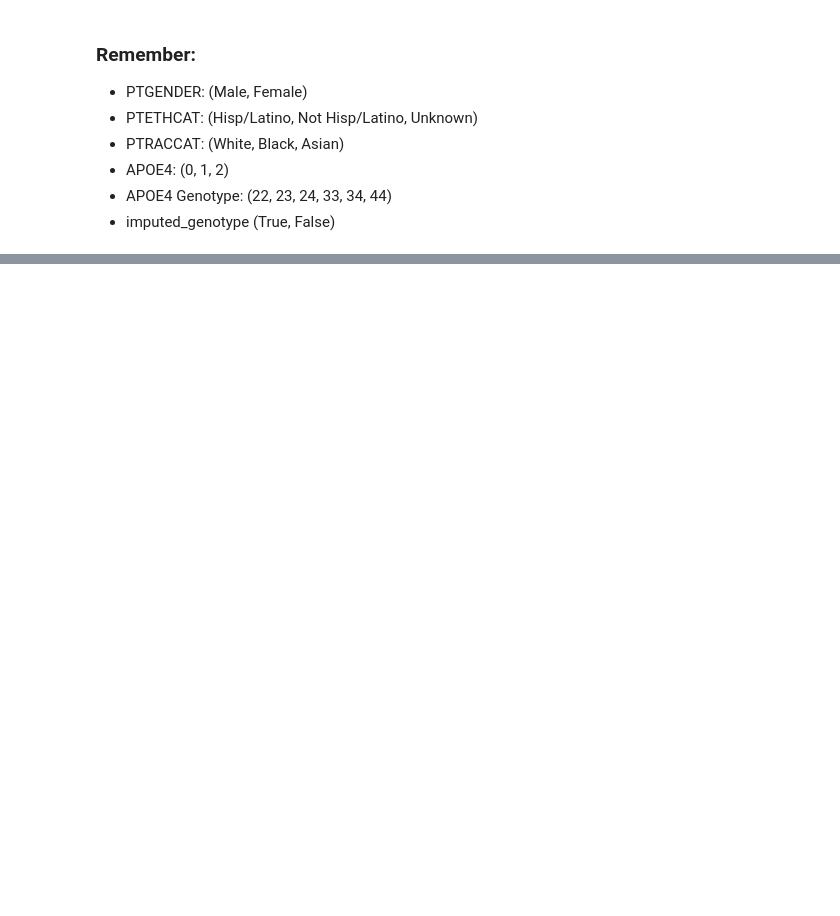
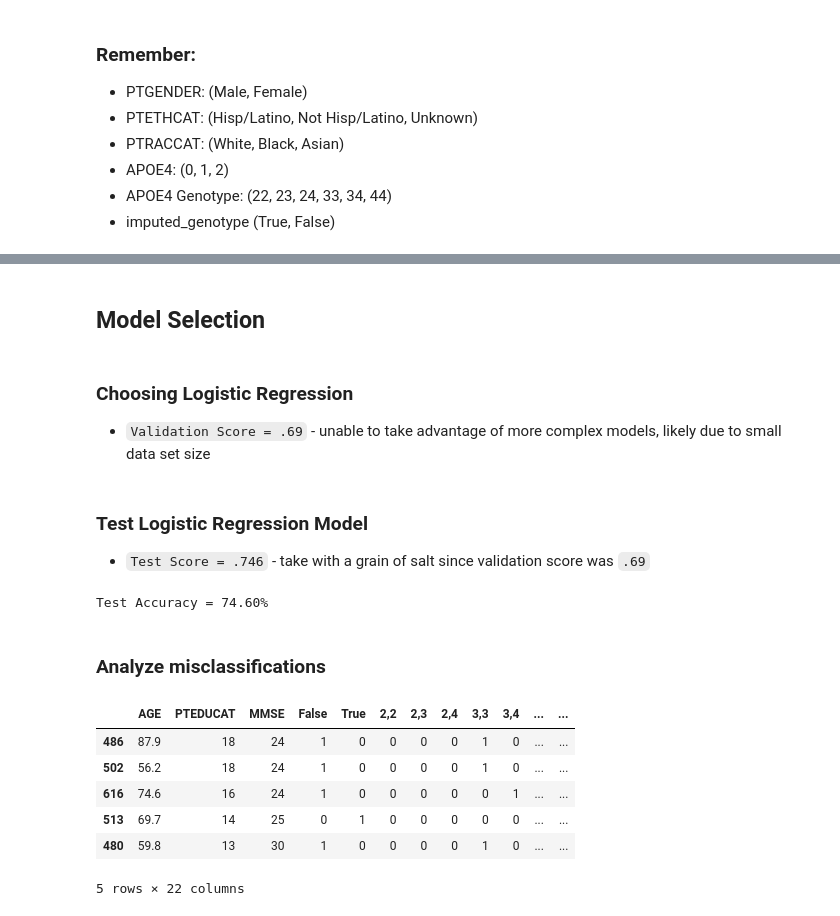
Before and after one commit to grantgasser/Alzheimers-Prediction, a Jupyter notebook: Multi-Class Classification ADNI.ipynb, the cells around one changed output, grey strips where cells are left out. Saved outputs shown, nothing was run; the diff lists cells and outputs as text; code cells hidden in the pictures; blank space fills up the shorter version.

```diff
--- a/Multi-Class Classification ADNI.ipynb
+++ b/Multi-Class Classification ADNI.ipynb
@@ -245,7 +247,7 @@ def normalize(X):
 # %%
 from sklearn.model_selection import train_test_split
 
-X_train, X_test, y_train, y_test = train_test_split(X, Y, test_size=.25)
+X_train, X_test, y_train, y_test = train_test_split(X, Y, test_size=.2)
 
 print('X_train:', X_train.shape, '\ty_train:', y_train.shape)
 print('X_test:', X_test.shape, '\ty_test:', y_test.shape)
@@ -332,0 +328,35 @@ misclassified.head()
+# %% [markdown]
+## Model Selection
+# %% [markdown]
+### Choosing Logistic Regression
+* `Validation Score = .69` - unable to take advantage of more complex models, likely due to small data set size
+# %% [markdown]
+### Test Logistic Regression Model
+* `Test Score = .746` - take with a grain of salt since validation score was `.69`
+# %%
+log_clf.fit(X_train, y_train)
+
+log_clf_preds = log_clf.predict(X_test)
+
+log_clf_accuracy = (log_clf_preds == y_test)
+print('Test Accuracy =', format( np.sum(log_clf_accuracy)/num_test, '.2%'))
+# %% [output]
+Test Accuracy = 74.60%
+# %% [markdown]
+### Analyze misclassifications
+# %%
+misclassified_index = (log_clf_preds != y_test)
+
+X_misclassified = X_test[misclassified_index]
+y_misclassified = y_test[misclassified_index]
+preds_misclassified = log_clf_preds[misclassified_index]
+
+X_misclassified.head()
+# %% [output]
+|  | AGE | PTEDUCAT | MMSE | False | True | 2,2 | 2,3 | 2,4 | 3,3 | 3,4 | ... | ... |
+| 486 | 87.9 | 18 | 24 | 1 | 0 | 0 | 0 | 0 | 1 | 0 | ... | ... |
+| 502 | 56.2 | 18 | 24 | 1 | 0 | 0 | 0 | 0 | 1 | 0 | ... | ... |
+| 616 | 74.6 | 16 | 24 | 1 | 0 | 0 | 0 | 0 | 0 | 1 | ... | ... |
+| 513 | 69.7 | 14 | 25 | 0 | 1 | 0 | 0 | 0 | 0 | 0 | ... | ... |
+| 480 | 59.8 | 13 | 30 | 1 | 0 | 0 | 0 | 0 | 1 | 0 | ... | ... |
+5 rows × 22 columns
```
Also changed, not shown: parts of 29 cells of this notebook.
